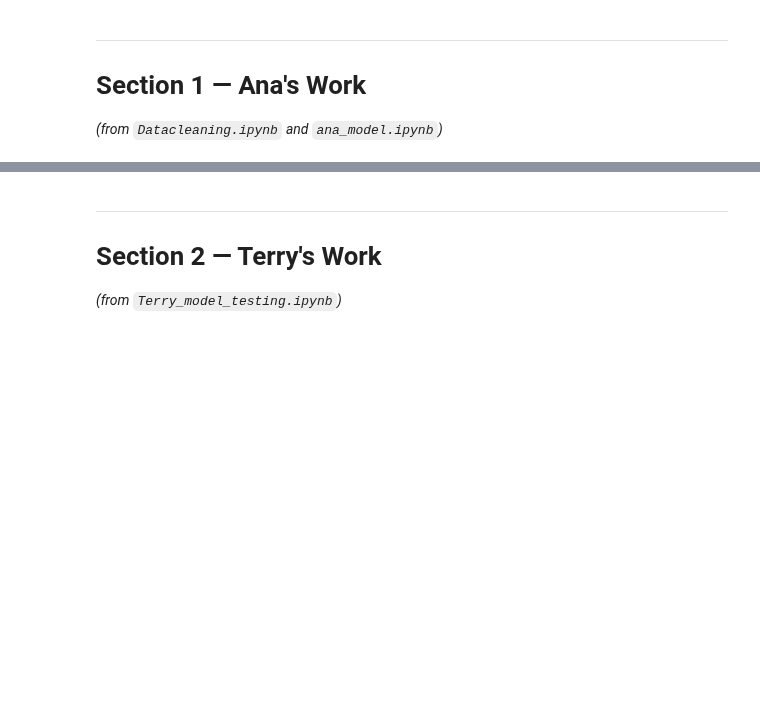
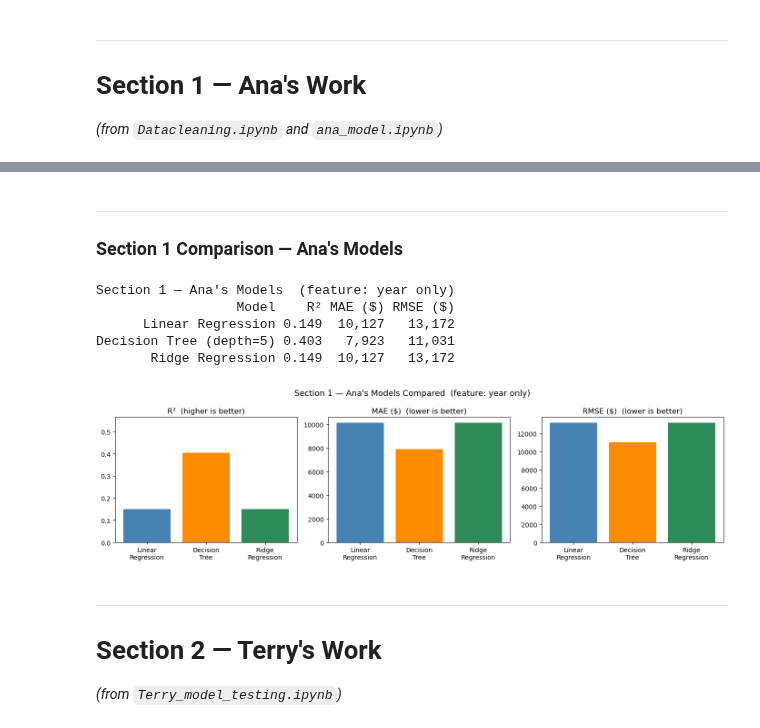
Before and after one commit to Blitz431/DS_612_GROUP, a Jupyter notebook: DS612_Master_Analysis.ipynb, the cells around one changed output, grey strips where cells are left out. Drawn from its saved outputs; the diff is of its cells as text; code cells hidden in the pictures; blank space fills up the shorter version.

Commit message:
Rest of the changes and updates to the git ignore

```diff
--- a/DS612_Master_Analysis.ipynb
+++ b/DS612_Master_Analysis.ipynb
@@ -33,0 +36,9 @@ from sklearn.metrics import mean_absolute_error, mean_squared_error, r2_score
+# %%
+# Clean once — drop low-coverage columns & NaN rows, shared by all sections
+vehiclesdfc = vehiclesdf_unclean[["id","region","region_url","price","year",
+                                  "manufacturer","model","condition",
+                                  "cylinders","state","posting_date"]]
+vehiclesdfc = vehiclesdfc.drop(columns=["condition", "cylinders"])
+vehiclesdfc = vehiclesdfc.dropna()
+print(f"Cleaned dataset: {vehiclesdfc.shape[0]:,} rows × {vehiclesdfc.shape[1]} columns")
+vehiclesdfc.head()
@@ -36,8 +55,7 @@ from sklearn.metrics import mean_absolute_error, mean_squared_error, r2_score
 # Section 1 — Ana's Work
 *(from `Datacleaning.ipynb` and `ana_model.ipynb`)*
 # %%
-vehiclesdf_unclean = pd.read_csv(r'C:\Users\arnie\Coding\DS_612_GROUP\vehicles.csv')
-
-vehiclesdfc = vehiclesdf_unclean[["id","region","region_url","price","year","manufacturer","model","condition","cylinders","state","posting_date"]]
+# Ana — take a fresh copy of the shared cleaned dataset
+vehiclesdfc = vehiclesdfc.copy()
 # %%
 vehiclesdfc.head()
@@ -50,6 +93,7 @@ print((vehiclesdfc.isnull().sum() / len(vehiclesdfc)) * 100)
 # %%
-# Due to condition and cylinders being at 40% with nAN values then we should drop it
-vehiclesdfc = vehiclesdfc.drop(columns=["condition", "cylinders"])
+# Due to condition and cylinders being at 40% with NaN values then we should drop it
+# (already dropped at top — errors='ignore' makes this a safe no-op)
+vehiclesdfc = vehiclesdfc.drop(columns=["condition", "cylinders"], errors="ignore")
 vehiclesdfc = vehiclesdfc.dropna()
 # %%
 vehiclesdfc.head()
@@ -122,3 +194,51 @@ print("Ridge MSE:", mse3)
+# %% [markdown]
+---
+### Section 1 Comparison — Ana's Models
+# %%
+# Full metrics for Ana's 3 models (feature: year only)
+ana_lr_r2,    ana_lr_mae,    ana_lr_rmse    = (r2_score(y_test, y_pred1),
+                                                mean_absolute_error(y_test, y_pred1),
+                                                np.sqrt(mean_squared_error(y_test, y_pred1)))
+ana_dt_r2,    ana_dt_mae,    ana_dt_rmse    = (r2_score(y_test, y_pred2),
+                                                mean_absolute_error(y_test, y_pred2),
+                                                np.sqrt(mean_squared_error(y_test, y_pred2)))
+ana_ridge_r2, ana_ridge_mae, ana_ridge_rmse = (r2_score(y_test, y_pred3),
+                                                mean_absolute_error(y_test, y_pred3),
+                                                np.sqrt(mean_squared_error(y_test, y_pred3)))
+
+ana_comp = pd.DataFrame({
+    "Model":    ["Linear Regression", "Decision Tree (depth=5)", "Ridge Regression"],
+    "R²":       [f"{ana_lr_r2:.3f}",    f"{ana_dt_r2:.3f}",    f"{ana_ridge_r2:.3f}"],
+    "MAE ($)":  [f"{ana_lr_mae:,.0f}",  f"{ana_dt_mae:,.0f}",  f"{ana_ridge_mae:,.0f}"],
+    "RMSE ($)": [f"{ana_lr_rmse:,.0f}", f"{ana_dt_rmse:,.0f}", f"{ana_ridge_rmse:,.0f}"],
+})
+print("Section 1 — Ana's Models  (feature: year only)")
+print(ana_comp.to_string(index=False))
+
+fig, axes = plt.subplots(1, 3, figsize=(14, 4))
+_labels = ["Linear\nRegression", "Decision\nTree", "Ridge\nRegression"]
+_colors = ["steelblue", "darkorange", "seagreen"]
+
+axes[0].bar(_labels, [ana_lr_r2, ana_dt_r2, ana_ridge_r2], color=_colors)
+axes[0].set_title("R²  (higher is better)")
+axes[0].set_ylim(0, max(ana_lr_r2, ana_dt_r2, ana_ridge_r2) * 1.4 + 0.001)
+
+axes[1].bar(_labels, [ana_lr_mae, ana_dt_mae, ana_ridge_mae], color=_colors)
+axes[1].set_title("MAE ($)  (lower is better)")
+
+axes[2].bar(_labels, [ana_lr_rmse, ana_dt_rmse, ana_ridge_rmse], color=_colors)
+axes[2].set_title("RMSE ($)  (lower is better)")
+
+plt.suptitle("Section 1 — Ana's Models Compared  (feature: year only)", fontsize=13)
+plt.tight_layout()
+plt.show()
+# %% [output]
+Section 1 — Ana's Models  (feature: year only)
+                  Model    R² MAE ($) RMSE ($)
+      Linear Regression 0.149  10,127   13,172
+Decision Tree (depth=5) 0.403   7,923   11,031
+       Ridge Regression 0.149  10,127   13,172
+[figure, added]
 # %% [markdown]
 ---
 # Section 2 — Terry's Work
```
Also changed, not shown: parts of 64 cells of this notebook, 6 other files.
